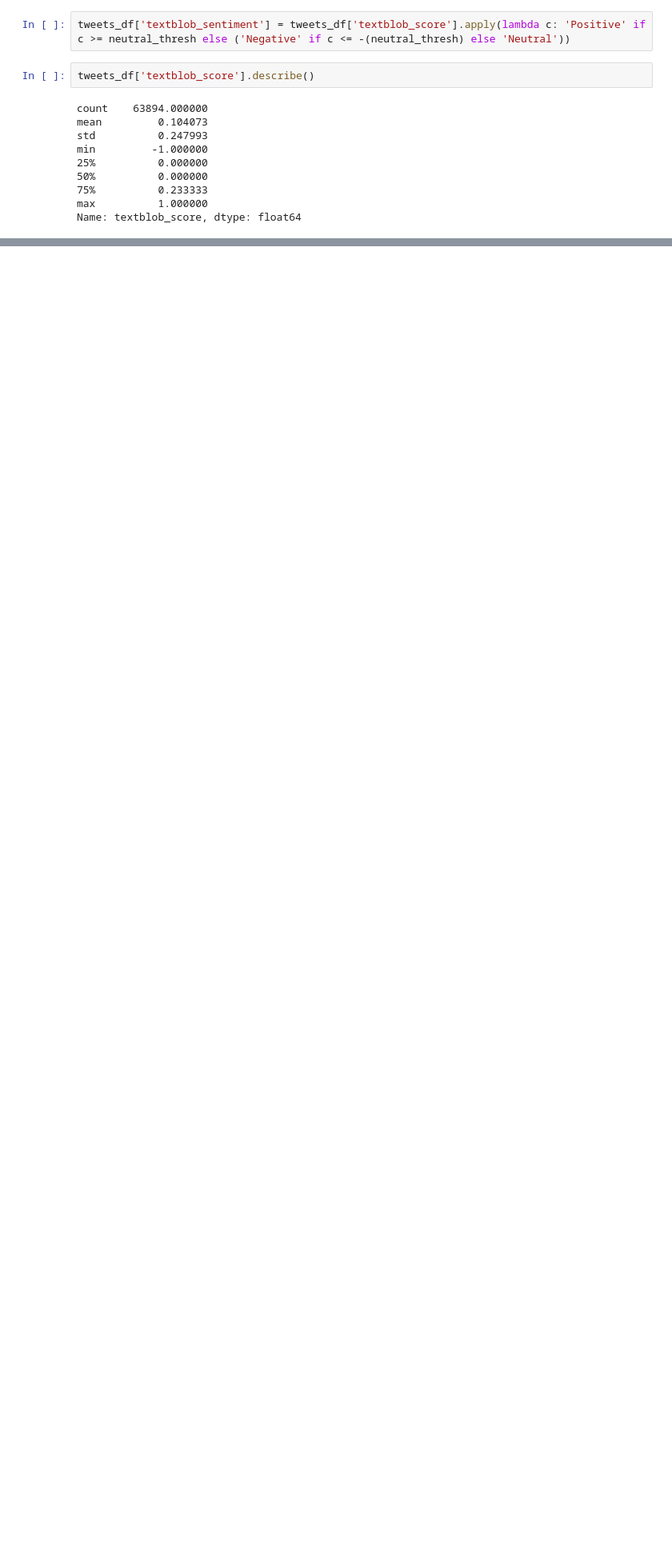
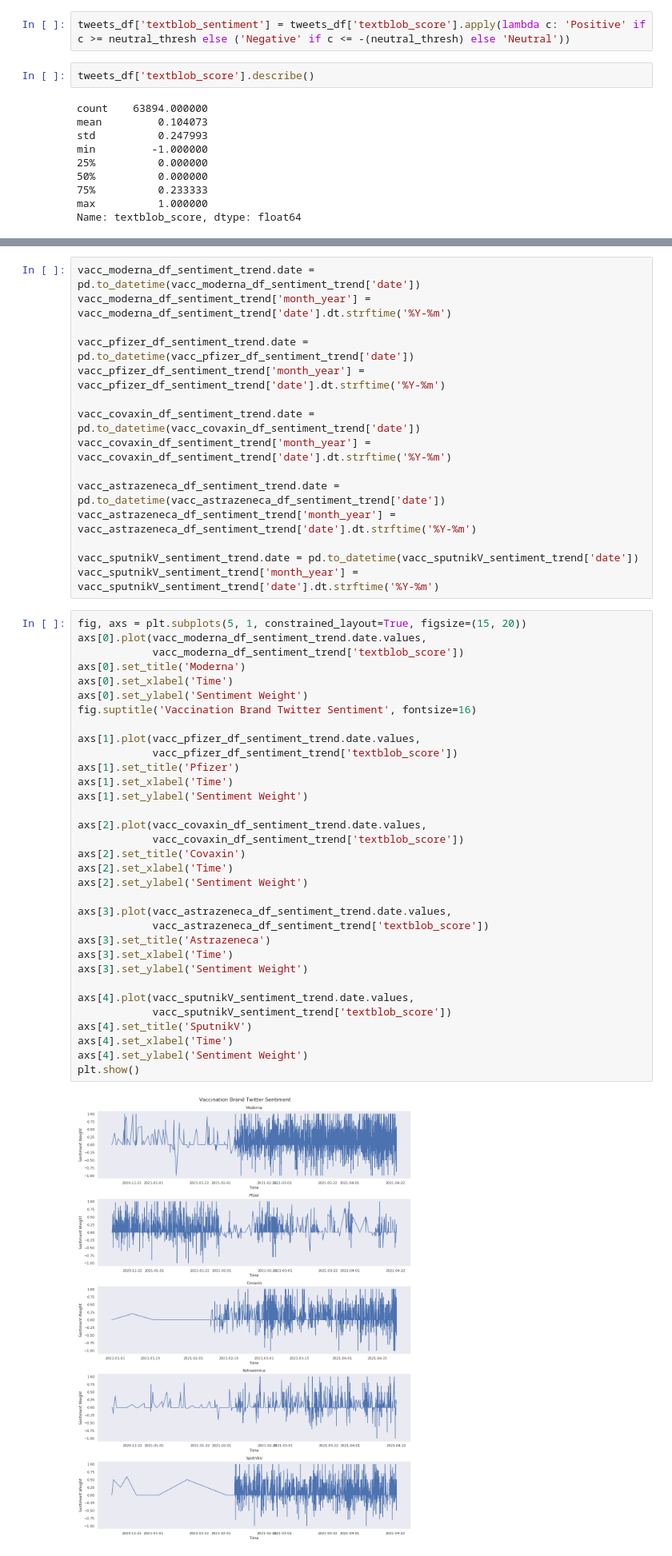
Before and after one commit to Shravya-Uchil/COVID-19-Vaccination-Sentiment-Analysis, a Jupyter notebook: src/sentiment_analysis.ipynb, the cells around one changed output, grey strips where cells are left out. Shown at 80% size. Drawn from its saved outputs; the diff is of its cells as text; blank space fills up the shorter version.

```diff
--- a/src/sentiment_analysis.ipynb
+++ b/src/sentiment_analysis.ipynb
@@ -227,0 +313,50 @@ for index, row in textblob_sentiment_df.iterrows():
+# %%
+vacc_moderna_df_sentiment_trend.date = pd.to_datetime(vacc_moderna_df_sentiment_trend['date'])
+vacc_moderna_df_sentiment_trend['month_year'] = vacc_moderna_df_sentiment_trend['date'].dt.strftime('%Y-%m')
+
+vacc_pfizer_df_sentiment_trend.date = pd.to_datetime(vacc_pfizer_df_sentiment_trend['date'])
+vacc_pfizer_df_sentiment_trend['month_year'] = vacc_pfizer_df_sentiment_trend['date'].dt.strftime('%Y-%m')
+
+vacc_covaxin_df_sentiment_trend.date = pd.to_datetime(vacc_covaxin_df_sentiment_trend['date'])
+vacc_covaxin_df_sentiment_trend['month_year'] = vacc_covaxin_df_sentiment_trend['date'].dt.strftime('%Y-%m')
+
+vacc_astrazeneca_df_sentiment_trend.date = pd.to_datetime(vacc_astrazeneca_df_sentiment_trend['date'])
+vacc_astrazeneca_df_sentiment_trend['month_year'] = vacc_astrazeneca_df_sentiment_trend['date'].dt.strftime('%Y-%m')
+
+vacc_sputnikV_sentiment_trend.date = pd.to_datetime(vacc_sputnikV_sentiment_trend['date'])
+vacc_sputnikV_sentiment_trend['month_year'] = vacc_sputnikV_sentiment_trend['date'].dt.strftime('%Y-%m')
+# %%
+fig, axs = plt.subplots(5, 1, constrained_layout=True, figsize=(15, 20))
+axs[0].plot(vacc_moderna_df_sentiment_trend.date.values,
+            vacc_moderna_df_sentiment_trend['textblob_score'])
+axs[0].set_title('Moderna')
+axs[0].set_xlabel('Time')
+axs[0].set_ylabel('Sentiment Weight')
+fig.suptitle('Vaccination Brand Twitter Sentiment', fontsize=16)
+
+axs[1].plot(vacc_pfizer_df_sentiment_trend.date.values,
+            vacc_pfizer_df_sentiment_trend['textblob_score'])
+axs[1].set_title('Pfizer')
+axs[1].set_xlabel('Time')
+axs[1].set_ylabel('Sentiment Weight')
+
+axs[2].plot(vacc_covaxin_df_sentiment_trend.date.values,
+            vacc_covaxin_df_sentiment_trend['textblob_score'])
+axs[2].set_title('Covaxin')
+axs[2].set_xlabel('Time')
+axs[2].set_ylabel('Sentiment Weight')
+
+axs[3].plot(vacc_astrazeneca_df_sentiment_trend.date.values,
+            vacc_astrazeneca_df_sentiment_trend['textblob_score'])
+axs[3].set_title('Astrazeneca')
+axs[3].set_xlabel('Time')
+axs[3].set_ylabel('Sentiment Weight')
+
+axs[4].plot(vacc_sputnikV_sentiment_trend.date.values,
+            vacc_sputnikV_sentiment_trend['textblob_score'])
+axs[4].set_title('SputnikV')
+axs[4].set_xlabel('Time')
+axs[4].set_ylabel('Sentiment Weight')
+plt.show()
+# %% [output]
+[figure, added]
```
Also changed, not shown: parts of 11 cells of this notebook.
